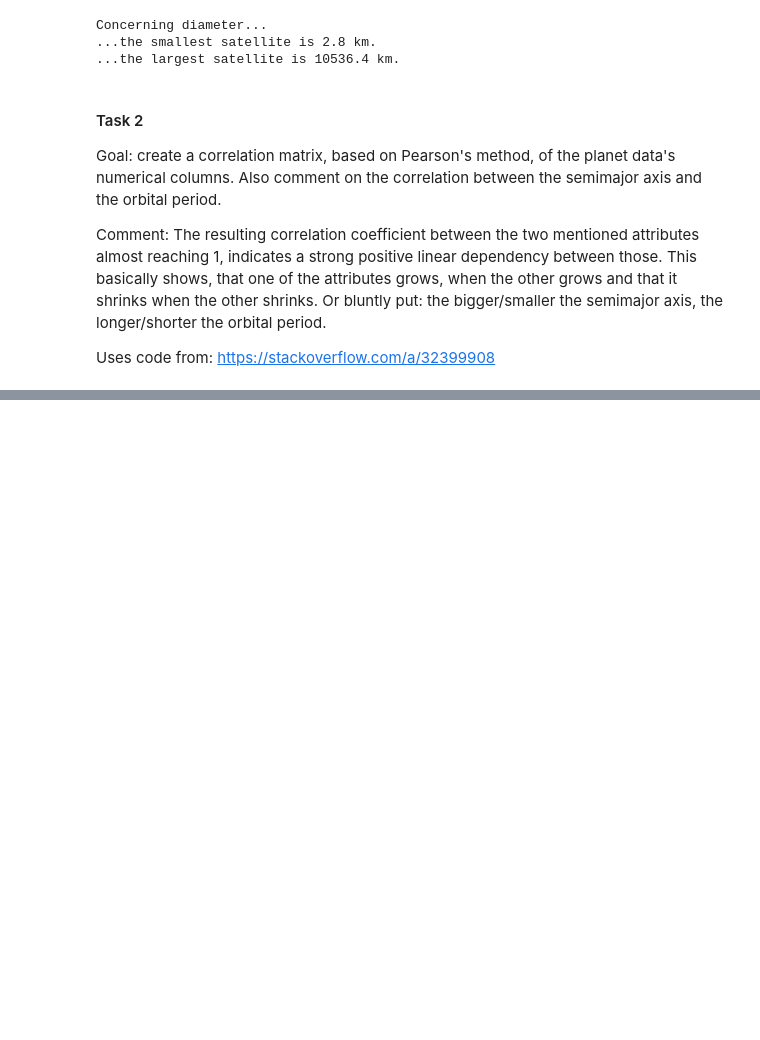
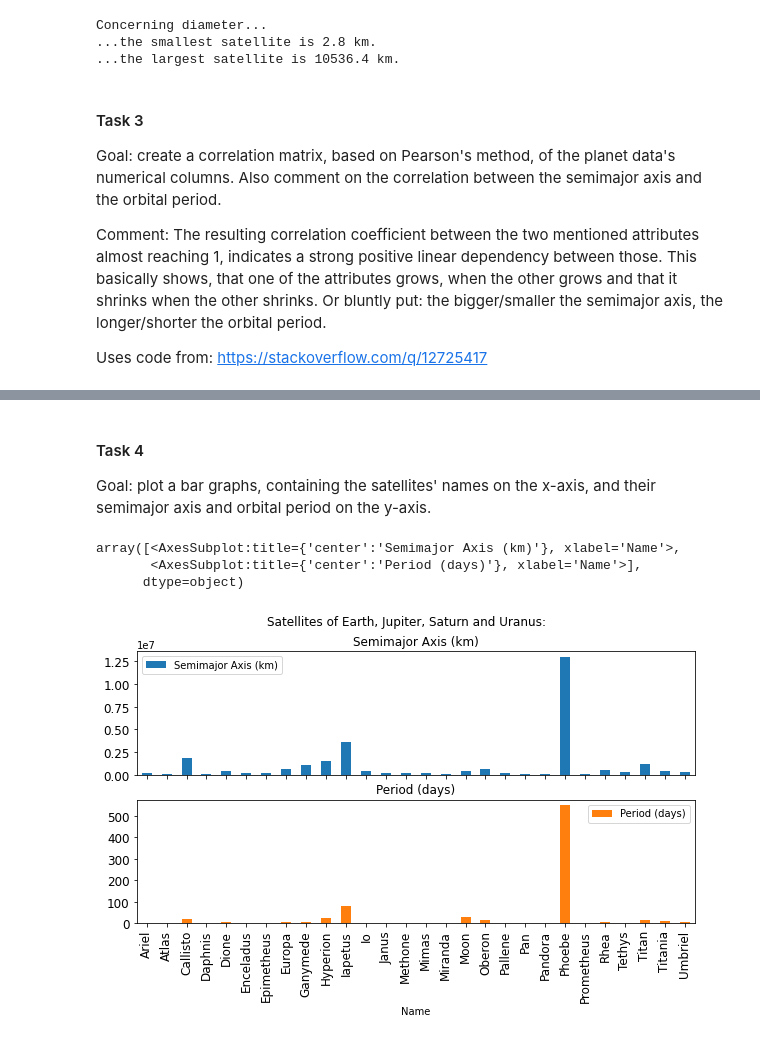
Before and after one commit to patrickmetz/B-S4-Scientific-Python-Programming, a Jupyter notebook: assignment_satellites_pandas.ipynb, the cells around one changed output, grey strips where cells are left out. Saved outputs shown, nothing was run; the diff lists cells and outputs as text; code cells hidden in the pictures; blank space fills up the shorter version.

```diff
--- a/assignment_satellites_pandas.ipynb
+++ b/assignment_satellites_pandas.ipynb
@@ -47,7 +47,7 @@ Concerning diameter...
 ...the smallest satellite is 2.8 km.
 ...the largest satellite is 10536.4 km.
 # %% [markdown]
-#### Task 2
+#### Task 3
 Goal: create a correlation matrix, based on Pearson's method, of the planet data's
 numerical columns. Also comment on the correlation between the semimajor axis and the
 orbital period.
@@ -58,5 +58,5 @@ basically shows, that one of the attributes grows, when the other grows and that
 shrinks when the other shrinks. Or bluntly put: the bigger/smaller the semimajor axis,
 the longer/shorter the orbital period.
 
-Uses code from: https://stackoverflow.com/a/32399908
+Uses code from: https://stackoverflow.com/q/12725417
 # %%
@@ -70,3 +70,20 @@ matrix
 | Inclination (deg) | 0.962307 | 0.993813 | 0.933918 | 1.000000 | -0.117098 | -0.089248 |
 | Mean Diameter (km) | 0.004038 | -0.093400 | -0.061836 | -0.117098 | 1.000000 | 0.726364 |
 | Mass (kg) | -0.017638 | -0.068866 | 0.097956 | -0.089248 | 0.726364 | 1.000000 |
+# %% [markdown]
+#### Task 4
+Goal: plot a bar graphs, containing the satellites' names on the x-axis, and their
+semimajor axis and orbital period on the y-axis.
+# %%
+planet_data.sort_values(by=["Name"]).plot(                  # sort for readability
+    title="Satellites of Earth, Jupiter, Saturn and Uranus:",
+    x="Name", y=["Semimajor Axis (km)", "Period (days)"],
+    kind="bar",
+    subplots=True,                                          # show plot for each y-axis
+    figsize=(10,5),                                         # set size for readability
+    fontsize=12)
+# %% [output]
+array([<AxesSubplot:title={'center':'Semimajor Axis (km)'}, xlabel='Name'>,
+       <AxesSubplot:title={'center':'Period (days)'}, xlabel='Name'>],
+      dtype=object)
+[figure, added]
```
Also changed, not shown: parts of 3 cells of this notebook.
